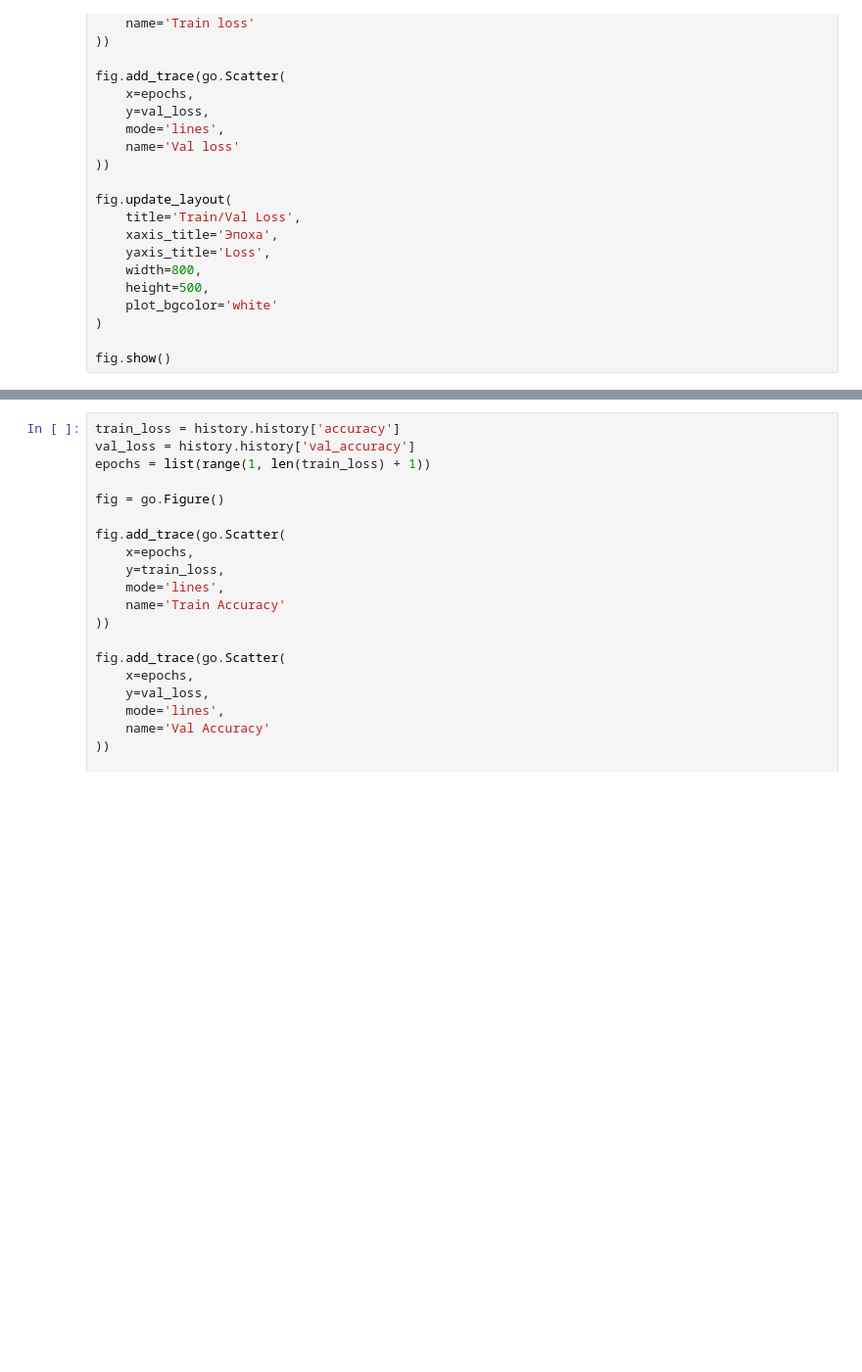
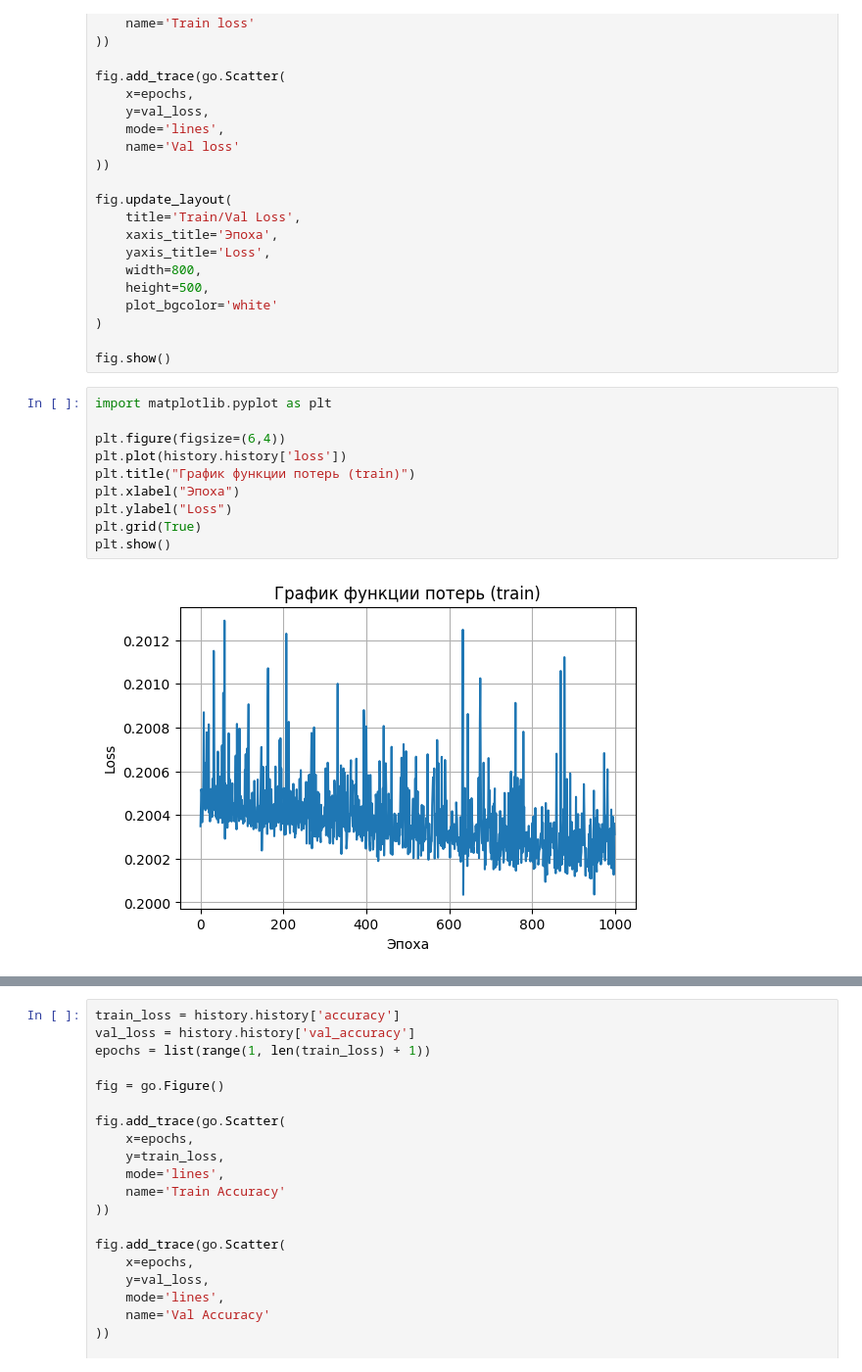
Before and after one commit to kovdm1try/Lab_NN, a Jupyter notebook: Lab3.ipynb, the cells around one changed output, grey strips where cells are left out. Shown at 98% size. Saved outputs shown, nothing was run; the diff lists cells and outputs as text; blank space fills up the shorter version.

Commit message:
Add files via upload
add pyplot graph

```diff
--- a/Lab3.ipynb
+++ b/Lab3.ipynb
@@ -237,3 +237,15 @@ fig.update_layout(
 )
 
 fig.show()
+# %%
+import matplotlib.pyplot as plt
+
+plt.figure(figsize=(6,4))
+plt.plot(history.history['loss'])
+plt.title("График функции потерь (train)")
+plt.xlabel("Эпоха")
+plt.ylabel("Loss")
+plt.grid(True)
+plt.show()
+# %% [output]
+[figure, added]
```
Also changed, not shown: parts of 1 cell of this notebook.
